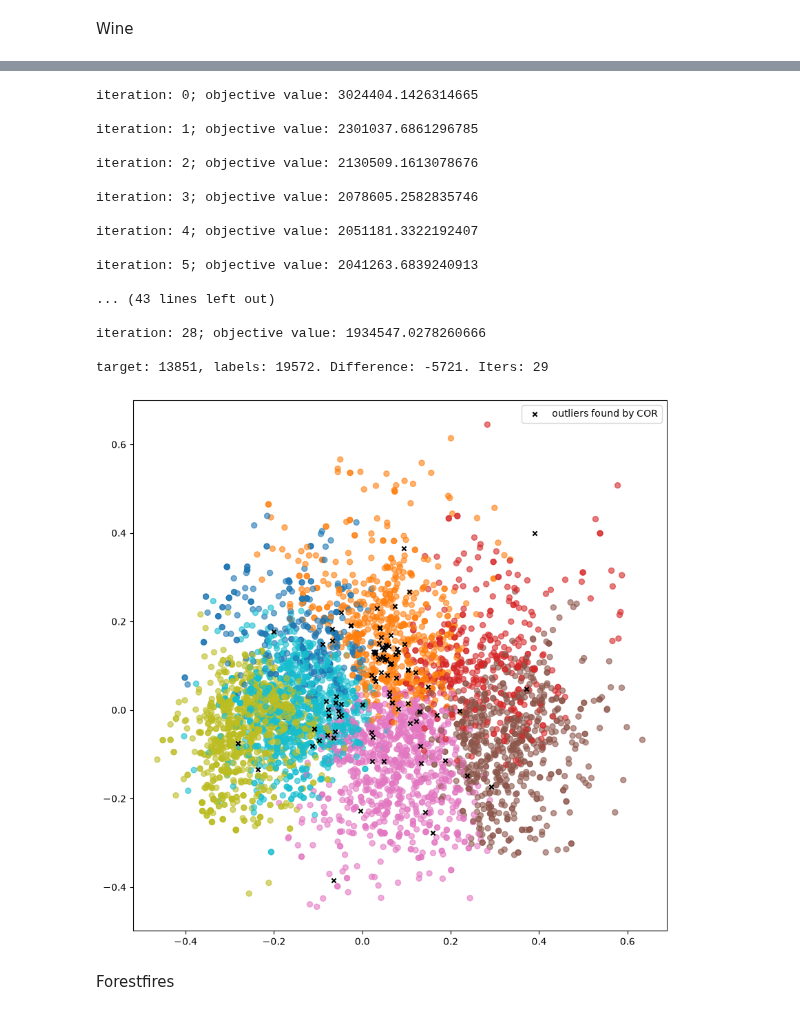
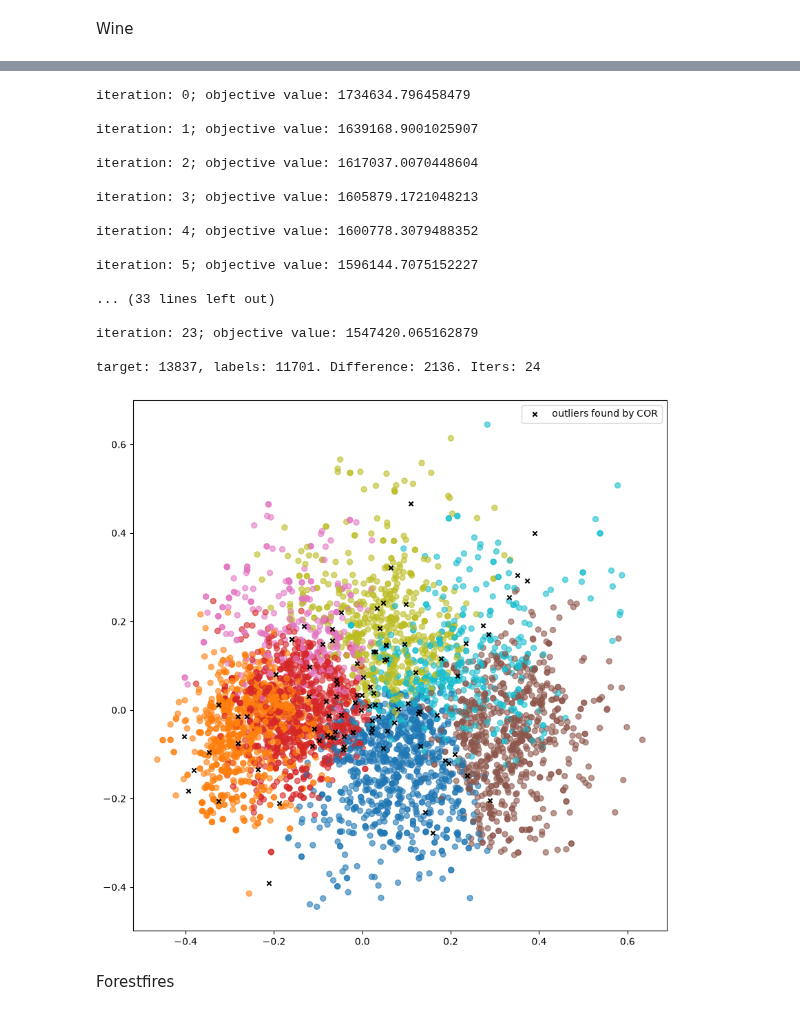
Before and after one commit to Ddav3/Clustering-with-Outlier-Removal-Implementation, a Jupyter notebook: COR.ipynb, the cells around one changed output, grey strips where cells are left out. Saved outputs shown, nothing was run; the diff lists cells and outputs as text; code cells hidden in the pictures.

```diff
--- a/COR.ipynb
+++ b/COR.ipynb
@@ -270,39 +266,36 @@ array([5, 5, 5, ..., 5, 5, 0], shape=(1599,))
 # %%
 white_wine_quality = pd.read_csv("datasets/wine+quality/winequality-white.csv",delimiter=";")
-
 target = white_wine_quality["quality"].to_numpy()
 white_wine_quality.drop("quality",axis = 1, inplace = True)
 
 target  = target - min(target)
 white_wine_quality = normalise_numeric(white_wine_quality)
 
 labels, obj, stats = COR(white_wine_quality,len(np.unique(target)),100, 200)
 inliers_mask = labels != -1
 
 
 print(f"target: {sum(target[inliers_mask])}, labels: {sum(labels[inliers_mask])}. Difference: {sum(target[labels!=-1]-labels[labels!=-1])}. Iters: {stats["n_iterations"]}")
+PCA_scatter_plot(white_wine_quality,labels=labels)
 # %% [output]
-iteration: 0; objective value: 3024404.1426314665
+iteration: 0; objective value: 1734634.796458479
 
-iteration: 1; objective value: 2301037.6861296785
+iteration: 1; objective value: 1639168.9001025907
 
-iteration: 2; objective value: 2130509.1613078676
+iteration: 2; objective value: 1617037.0070448604
 
-iteration: 3; objective value: 2078605.2582835746
+iteration: 3; objective value: 1605879.1721048213
 
-iteration: 4; objective value: 2051181.3322192407
+iteration: 4; objective value: 1600778.3079488352
 
-iteration: 5; objective value: 2041263.6839240913
+iteration: 5; objective value: 1596144.7075152227
 
-... (43 lines left out)
+... (33 lines left out)
 
-iteration: 28; objective value: 1934547.0278260666
+iteration: 23; objective value: 1547420.065162879
 
-target: 13851, labels: 19572. Difference: -5721. Iters: 29
+target: 13837, labels: 11701. Difference: 2136. Iters: 24
+[figure, added]
-# %%
-PCA_scatter_plot(white_wine_quality)
-# %% [output]
-[figure, removed]
 # %% [markdown]
 Forestfires
 # %%
```
Also changed, not shown: parts of 3 cells of this notebook.
